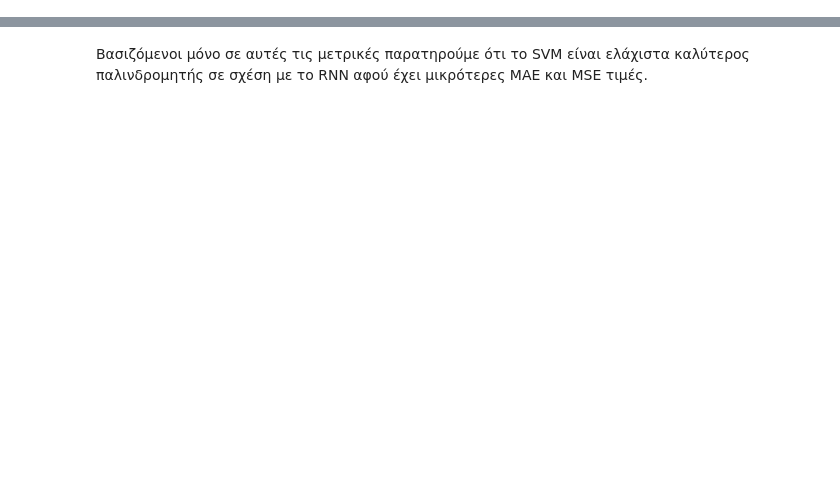
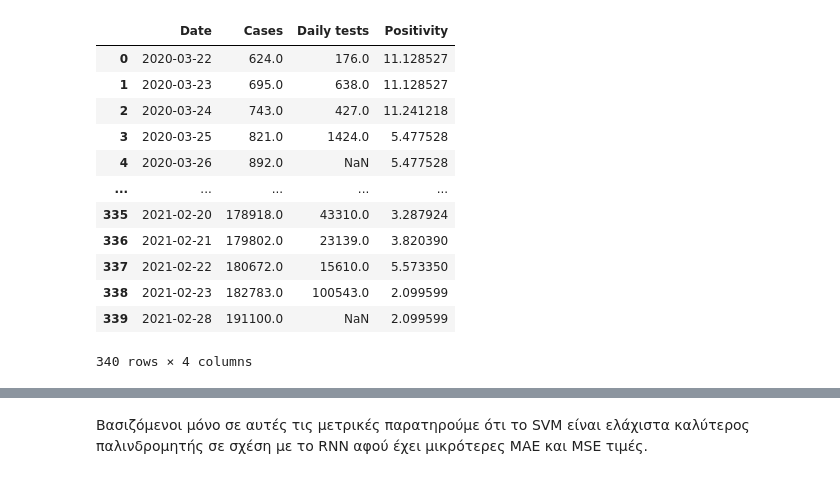
Before and after one commit to eefthymiou/DataMiningProject, a Jupyter notebook: ex3_2.ipynb, the cells around one changed output, grey strips where cells are left out. Drawn from its saved outputs; the diff is of its cells as text; code cells hidden in the pictures; blank space fills up the shorter version.

```diff
--- a/ex3_2.ipynb
+++ b/ex3_2.ipynb
@@ -32,6 +40,19 @@ data
 # %%
-# Forward fill and backward fill to remove NaN values and drop duplicates
-data = data.apply(lambda x: x.fillna(method='ffill'))
-data = data.apply(lambda x: x.fillna(method='bfill'))
-data
+greece_data[['Positivity']] = greece_data[['Positivity']].apply(lambda x: x.fillna(method='ffill'))
+greece_data[['Positivity']] = greece_data[['Positivity']].apply(lambda x: x.fillna(method='bfill'))
+greece_data
+# %% [output]
+|  | Date | Cases | Daily tests | Positivity |
+| 0 | 2020-03-22 | 624.0 | 176.0 | 11.128527 |
+| 1 | 2020-03-23 | 695.0 | 638.0 | 11.128527 |
+| 2 | 2020-03-24 | 743.0 | 427.0 | 11.241218 |
+| 3 | 2020-03-25 | 821.0 | 1424.0 | 5.477528 |
+| 4 | 2020-03-26 | 892.0 | NaN | 5.477528 |
+| ... | ... | ... | ... | ... |
+| 335 | 2021-02-20 | 178918.0 | 43310.0 | 3.287924 |
+| 336 | 2021-02-21 | 179802.0 | 23139.0 | 3.820390 |
+| 337 | 2021-02-22 | 180672.0 | 15610.0 | 5.573350 |
+| 338 | 2021-02-23 | 182783.0 | 100543.0 | 2.099599 |
+| 339 | 2021-02-28 | 191100.0 | NaN | 2.099599 |
+340 rows × 4 columns
 # %%
```
Also changed, not shown: parts of 12 cells of this notebook, 1 other file.
